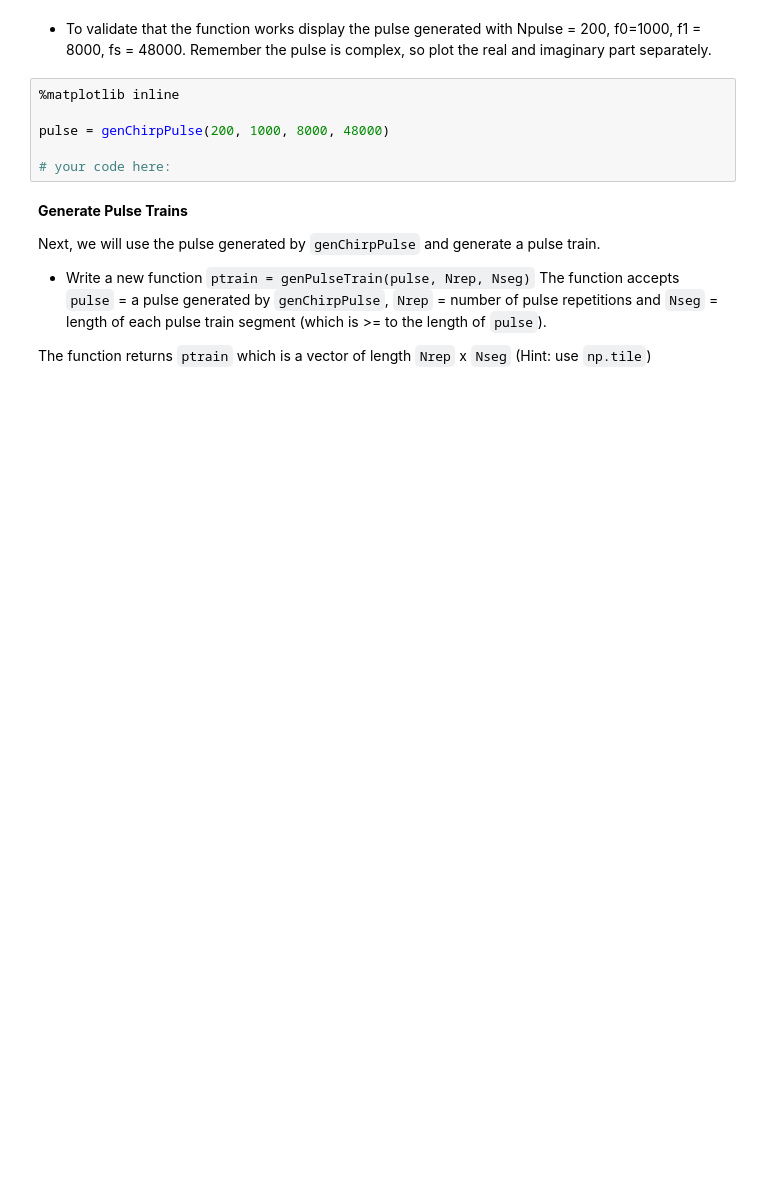
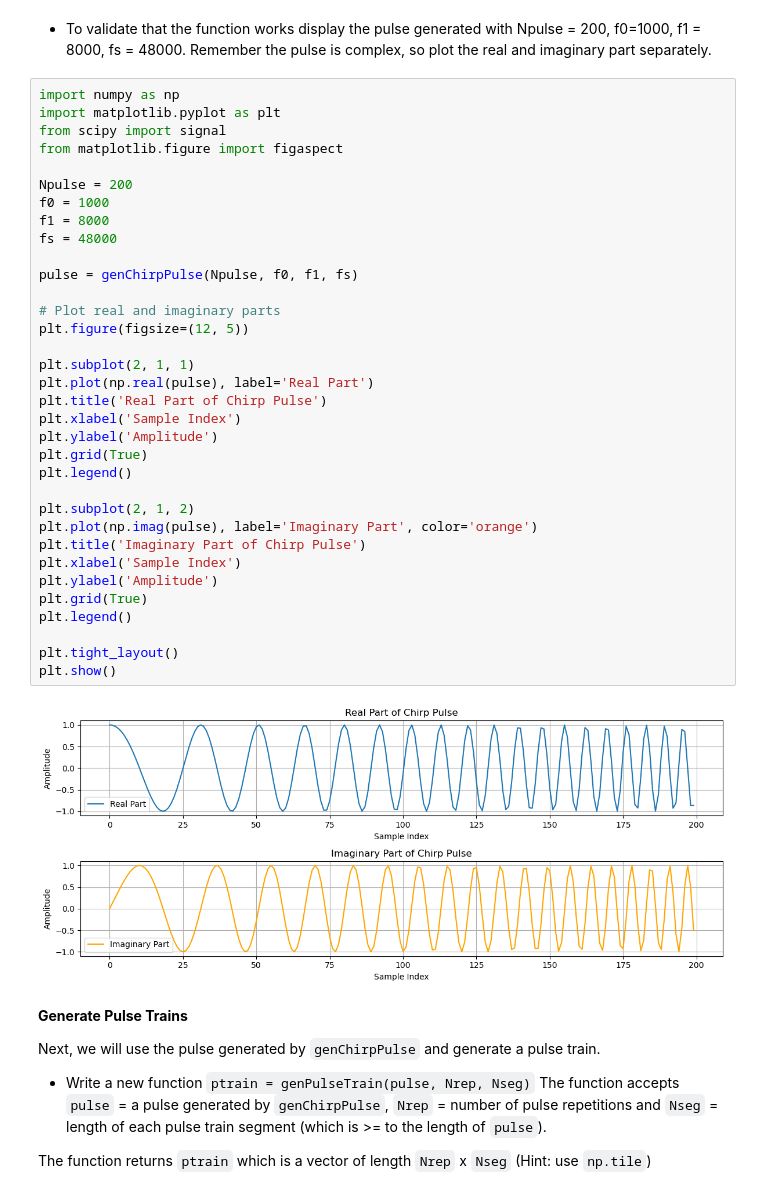
Before and after one commit to alekseiprakhiy/3305-project, a Jupyter notebook: TimeDomain-Sonar-New (2).ipynb, the cells around one changed output. Cells and saved outputs as stored; diff of their text form; blank space fills up the shorter version.

```diff
--- a/TimeDomain-Sonar-New (2).ipynb
+++ b/TimeDomain-Sonar-New (2).ipynb
@@ -881,12 +894,42 @@ def genChirpPulse(Npulse, f0, f1, fs):
 # %% [markdown]
 
 * To validate that the function works display the pulse generated with Npulse = 200, f0=1000, f1 = 8000, fs = 48000. Remember the pulse is complex, so plot the real and imaginary part separately.
-# %%
-%matplotlib inline
-
-pulse = genChirpPulse(200, 1000, 8000, 48000)
-
-# your code here:
+# %%
+import numpy as np
+import matplotlib.pyplot as plt
+from scipy import signal
+from matplotlib.figure import figaspect
+
+Npulse = 200
+f0 = 1000
+f1 = 8000
+fs = 48000
+
+pulse = genChirpPulse(Npulse, f0, f1, fs)
+
+# Plot real and imaginary parts
+plt.figure(figsize=(12, 5))
+
+plt.subplot(2, 1, 1)
+plt.plot(np.real(pulse), label='Real Part')
+plt.title('Real Part of Chirp Pulse')
+plt.xlabel('Sample Index')
+plt.ylabel('Amplitude')
+plt.grid(True)
+plt.legend()
+
+plt.subplot(2, 1, 2)
+plt.plot(np.imag(pulse), label='Imaginary Part', color='orange')
+plt.title('Imaginary Part of Chirp Pulse')
+plt.xlabel('Sample Index')
+plt.ylabel('Amplitude')
+plt.grid(True)
+plt.legend()
+
+plt.tight_layout()
+plt.show()
+# %% [output]
+[figure, added]
 # %% [markdown]
 __Generate Pulse Trains__
 
```
Also changed, not shown: parts of 15 cells of this notebook.
